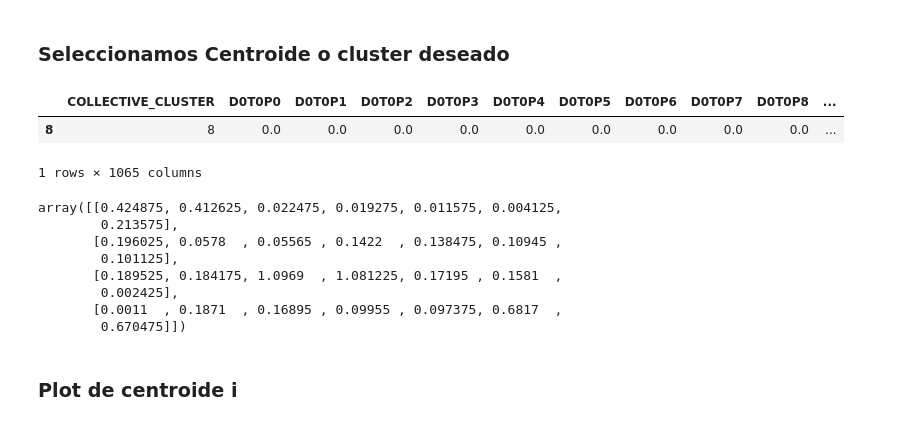
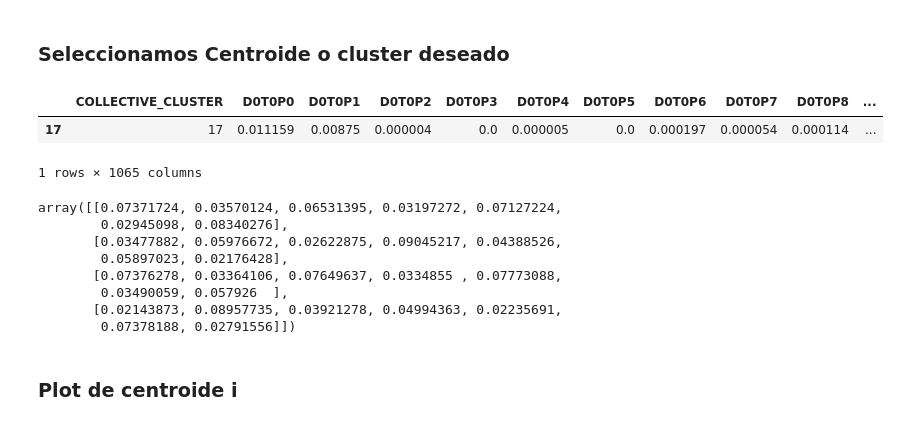
Before and after one commit to johnkbarrera/msmprofiles, a Jupyter notebook: 5-Resultados.ipynb, the cells around one changed output. Drawn from its saved outputs; the diff is of its cells as text; code cells hidden in the pictures.

```diff
--- a/5-Resultados.ipynb
+++ b/5-Resultados.ipynb
@@ -10,3 +10,7 @@ import pandas as pd
 import matplotlib.pyplot as plt
 import os, sys
 from sklearn.preprocessing import normalize
+# %%
+import configparser
+Config = configparser.ConfigParser()
+Config.read("Config.conf")
@@ -13,3 +19,16 @@ from sklearn.preprocessing import normalize
+# %%
+def ConfigSectionMap(section):
+    dict1 = {}
+    options = Config.options(section)
+    for option in options:
+        try:
+            dict1[option] = Config.get(section, option)
+            if dict1[option] == -1:
+                DebugPrint("skip: %s" % option)
+        except:
+            print("exception on %s!" % option)
+            dict1[option] = None
+    return dict1
 # %% [markdown]
 ## Cargamos Data
 # %%
@@ -313,18 +338,18 @@ Done
 ## Centroides
 # %%
 # Abrimos el File para cargar los centroides
-path_res='%s/U.collective_footprint.clusters'%(path)
+path_res = path_res = ConfigSectionMap("f3")['cc_cluster']
 centroides = pd.read_csv(path_res, sep=";", header=0,  dtype={'WEEK': str,'YEAR': str})
 # %% [markdown]
 ### Seleccionamos Centroide o cluster deseado
 # %%
-num_cluster = 8
+num_cluster = int(ConfigSectionMap("f5")['center'])
 # extraemos
 centroides_i = centroides[(centroides.COLLECTIVE_CLUSTER == num_cluster)]
 centroides_i
 # %% [output]
 |  | COLLECTIVE_CLUSTER | D0T0P0 | D0T0P1 | D0T0P2 | D0T0P3 | D0T0P4 | D0T0P5 | D0T0P6 | D0T0P7 | D0T0P8 | ... |
-| 8 | 8 | 0.0 | 0.0 | 0.0 | 0.0 | 0.0 | 0.0 | 0.0 | 0.0 | 0.0 | ... |
+| 17 | 17 | 0.011159 | 0.00875 | 0.000004 | 0.0 | 0.000005 | 0.0 | 0.000197 | 0.000054 | 0.000114 | ... |
 1 rows × 1065 columns
 # %%
 # Definimos parametros
@@ -365,14 +390,14 @@ for m in range(38):
 # %%
 td
 # %% [output]
-array([[0.424875, 0.412625, 0.022475, 0.019275, 0.011575, 0.004125,
-        0.213575],
-       [0.196025, 0.0578  , 0.05565 , 0.1422  , 0.138475, 0.10945 ,
-        0.101125],
-       [0.189525, 0.184175, 1.0969  , 1.081225, 0.17195 , 0.1581  ,
-        0.002425],
-       [0.0011  , 0.1871  , 0.16895 , 0.09955 , 0.097375, 0.6817  ,
-        0.670475]])
+array([[0.07371724, 0.03570124, 0.06531395, 0.03197272, 0.07127224,
+        0.02945098, 0.08340276],
+       [0.03477882, 0.05976672, 0.02622875, 0.09045217, 0.04388526,
+        0.05897023, 0.02176428],
+       [0.07376278, 0.03364106, 0.07649637, 0.0334855 , 0.07773088,
+        0.03490059, 0.057926  ],
+       [0.02143873, 0.08957735, 0.03921278, 0.04994363, 0.02235691,
+        0.07378188, 0.02791556]])
 # %% [markdown]
 ### Plot de centroide i
 # %%
```
Also changed, not shown: parts of 11 cells of this notebook, 8 other files.
